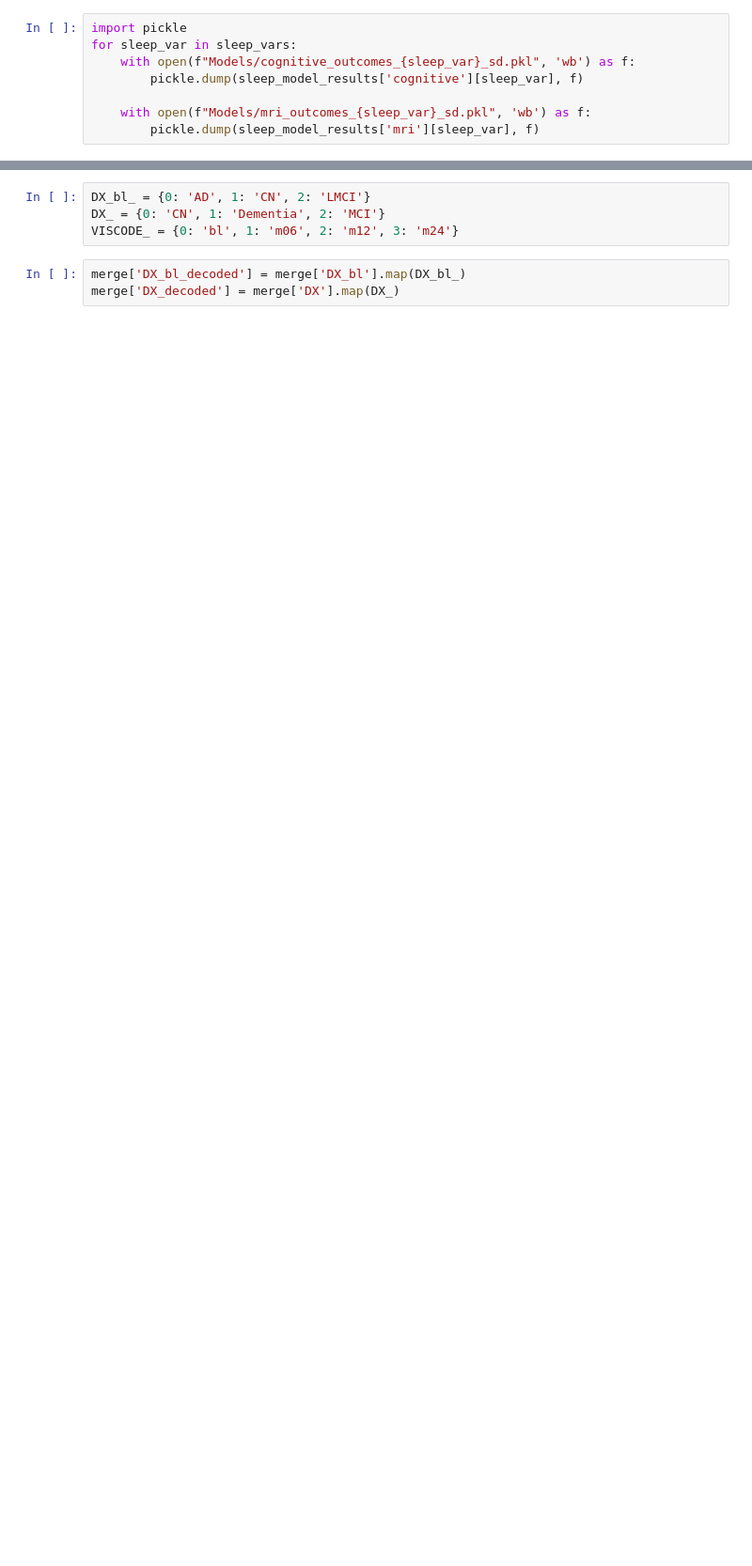
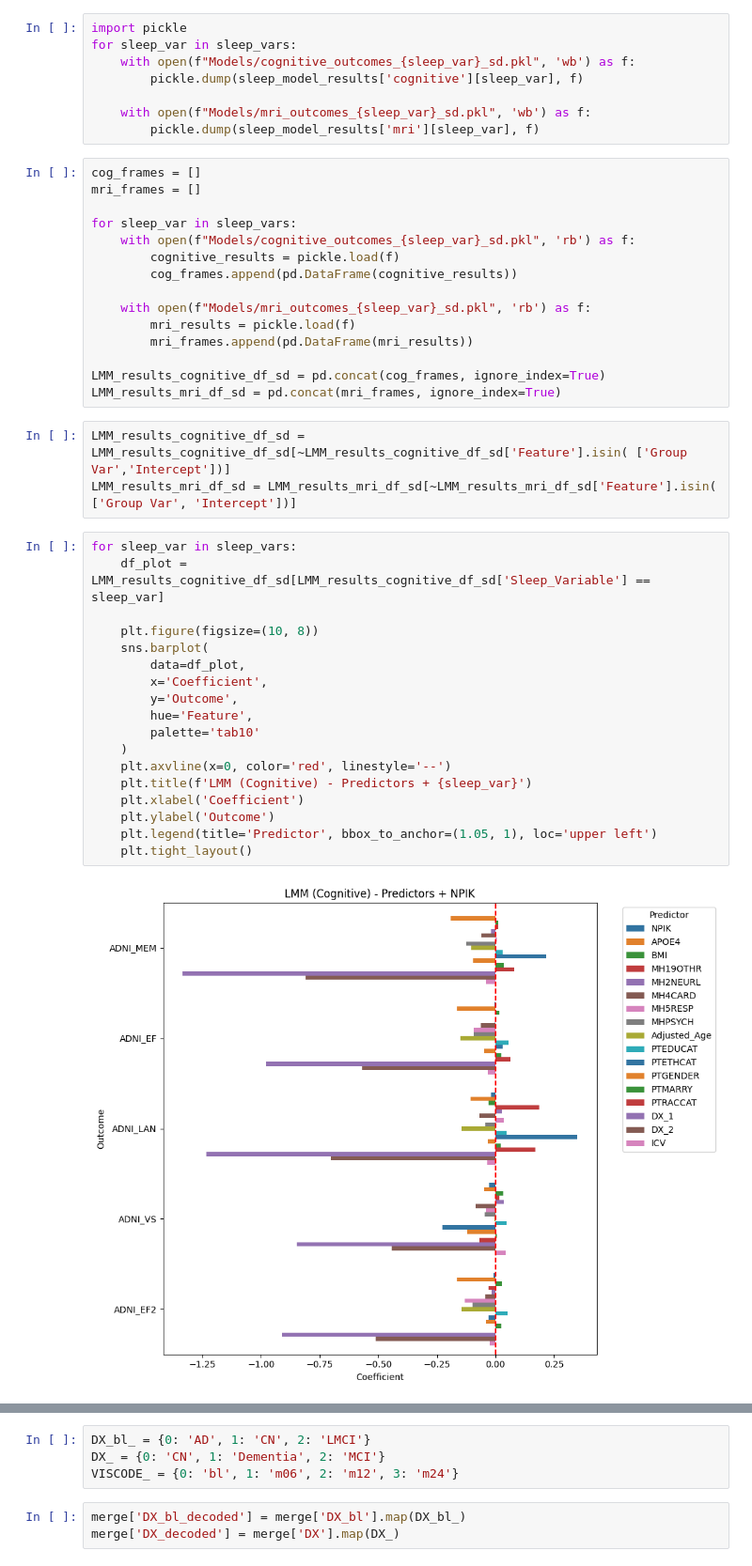
Before and after one commit to Da4kek/AD-Sleep, a Jupyter notebook: modeling-3.ipynb, the cells around one changed output, grey strips where cells are left out. Shown: that part at 94% size. Saved outputs shown, nothing was run; the diff lists cells and outputs as text; blank space fills up the shorter version.

Commit message:
Included model2_pred

```diff
--- a/modeling-3.ipynb
+++ b/modeling-3.ipynb
@@ -284,3 +284,41 @@ for sleep_var in sleep_vars:
 
     with open(f"Models/mri_outcomes_{sleep_var}_sd.pkl", 'wb') as f:
         pickle.dump(sleep_model_results['mri'][sleep_var], f)
+# %%
+cog_frames = []
+mri_frames = []
+
+for sleep_var in sleep_vars:
+    with open(f"Models/cognitive_outcomes_{sleep_var}_sd.pkl", 'rb') as f:
+        cognitive_results = pickle.load(f)
+        cog_frames.append(pd.DataFrame(cognitive_results))
+
+    with open(f"Models/mri_outcomes_{sleep_var}_sd.pkl", 'rb') as f:
+        mri_results = pickle.load(f)
+        mri_frames.append(pd.DataFrame(mri_results))
+
+LMM_results_cognitive_df_sd = pd.concat(cog_frames, ignore_index=True)
+LMM_results_mri_df_sd = pd.concat(mri_frames, ignore_index=True)
+# %%
+LMM_results_cognitive_df_sd = LMM_results_cognitive_df_sd[~LMM_results_cognitive_df_sd['Feature'].isin( ['Group Var','Intercept'])]
+LMM_results_mri_df_sd = LMM_results_mri_df_sd[~LMM_results_mri_df_sd['Feature'].isin( ['Group Var', 'Intercept'])]
+# %%
+for sleep_var in sleep_vars:
+    df_plot = LMM_results_cognitive_df_sd[LMM_results_cognitive_df_sd['Sleep_Variable'] == sleep_var]
+
+    plt.figure(figsize=(10, 8))
+    sns.barplot(
+        data=df_plot,
+        x='Coefficient',
+        y='Outcome',
+        hue='Feature',
+        palette='tab10'
+    )
+    plt.axvline(x=0, color='red', linestyle='--')
+    plt.title(f'LMM (Cognitive) - Predictors + {sleep_var}')
+    plt.xlabel('Coefficient')
+    plt.ylabel('Outcome')
+    plt.legend(title='Predictor', bbox_to_anchor=(1.05, 1), loc='upper left')
+    plt.tight_layout()
+# %% [output]
+[figure, added]
```
Also changed, not shown: parts of 1 cell of this notebook.
